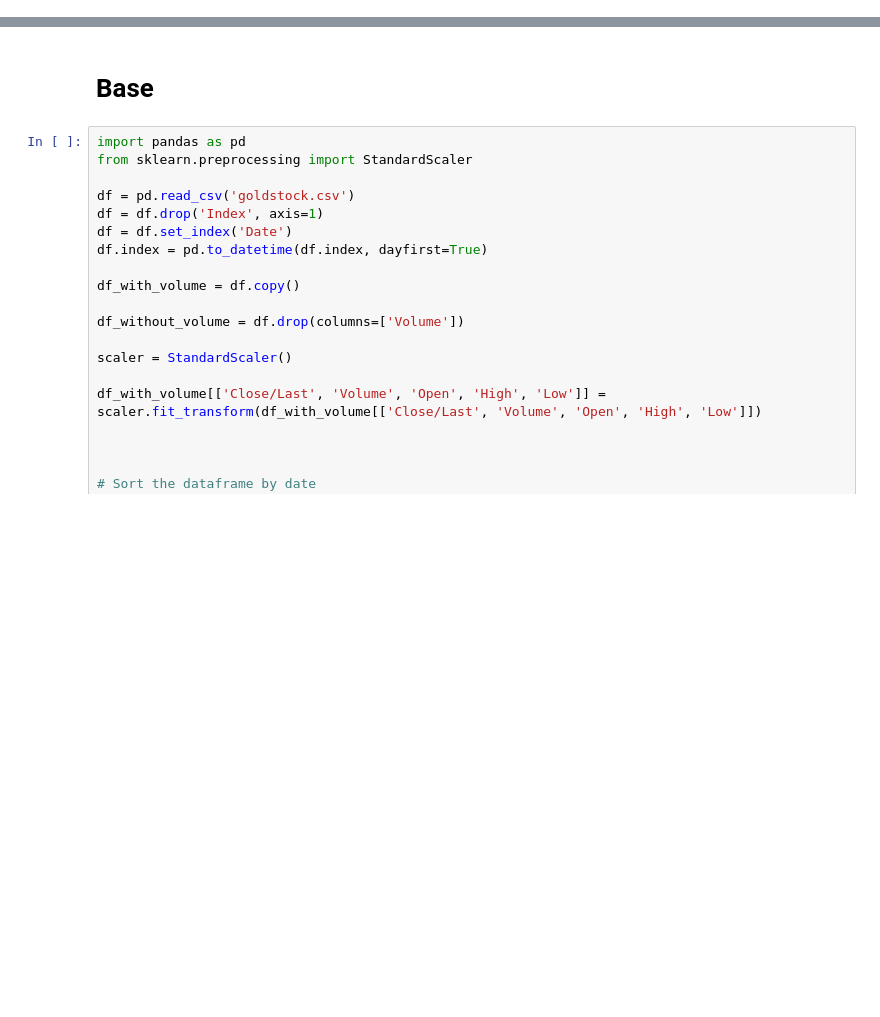
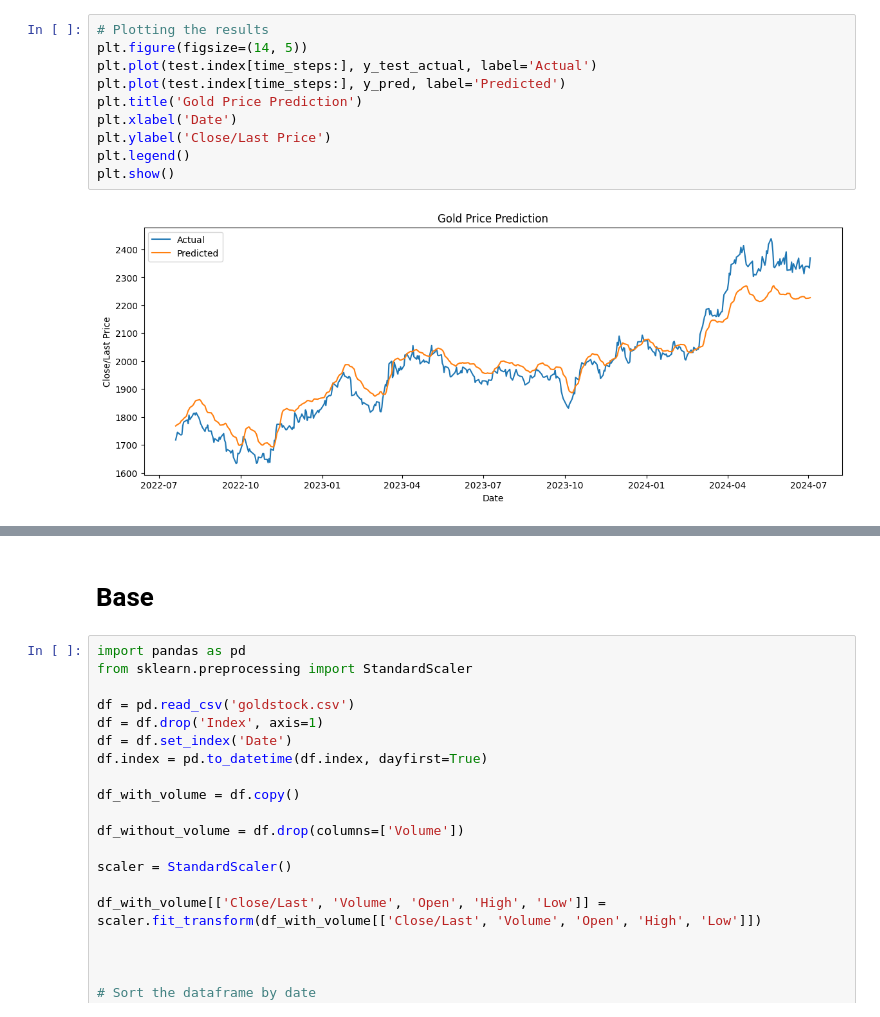
Before and after one commit to Vaquita-AI/Gold-Price-Prediction, a Jupyter notebook: Main.ipynb, the cells around one changed output, grey strips where cells are left out. Drawn from its saved outputs; the diff is of its cells as text; blank space fills up the shorter version.

```diff
--- a/Main.ipynb
+++ b/Main.ipynb
@@ -0,0 +202,12 @@
+# %%
+# Plotting the results
+plt.figure(figsize=(14, 5))
+plt.plot(test.index[time_steps:], y_test_actual, label='Actual')
+plt.plot(test.index[time_steps:], y_pred, label='Predicted')
+plt.title('Gold Price Prediction')
+plt.xlabel('Date')
+plt.ylabel('Close/Last Price')
+plt.legend()
+plt.show()
+# %% [output]
+[figure, added]
```
Also changed, not shown: parts of 5 cells of this notebook.
